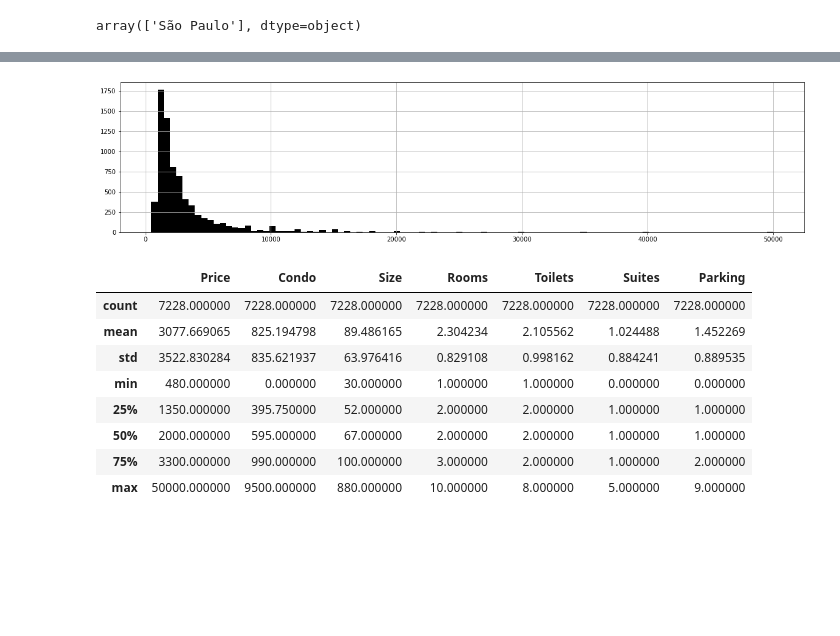
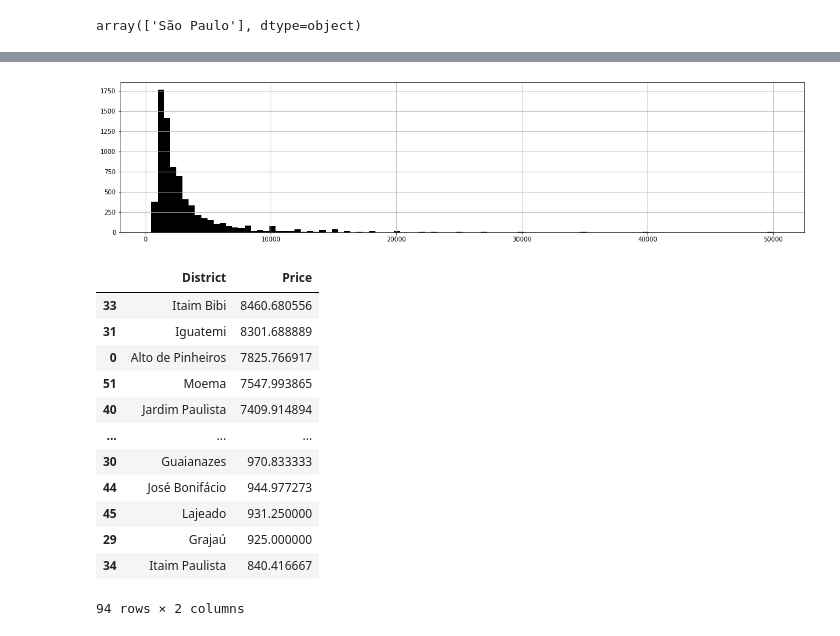
Before and after one commit to insper-classroom/22-1a-cd-p2-projeto2_isa_pivo_pcolpas, a Jupyter notebook: P2/01.filtrar dados.ipynb, the cells around one changed output, grey strips where cells are left out. Cells and saved outputs as stored; diff of their text form; code cells hidden in the pictures; blank space fills up the shorter version.

```diff
--- a/P2/01.filtrar dados.ipynb
+++ b/P2/01.filtrar dados.ipynb
@@ -104,7 +128,5 @@ sale: 47.01 %
 # %%
-df0[['District','City']] = df0['District'].str.split('/', expand = True)
-display(df0.City.unique())
-
-# confirmamos que todos os dados são da cidade de São Paulo
+df[['District','City']] = df['District'].str.split('/', expand = True)
+display(df.City.unique())
 # %% [output]
 array(['São Paulo'], dtype=object)
@@ -156,16 +177,23 @@ f = plt.figure(figsize=(20, 4.5))
 plt.hist(df.Price, bins=100, color='k', linewidth=0.0, edgecolor='white')
 plt.grid()
 plt.show()
-
-display(df.describe())
 # %% [output]
 [figure]
-|  | Price | Condo | Size | Rooms | Toilets | Suites | Parking |
-| count | 7228.000000 | 7228.000000 | 7228.000000 | 7228.000000 | 7228.000000 | 7228.000000 | 7228.000000 |
-| mean | 3077.669065 | 825.194798 | 89.486165 | 2.304234 | 2.105562 | 1.024488 | 1.452269 |
-| std | 3522.830284 | 835.621937 | 63.976416 | 0.829108 | 0.998162 | 0.884241 | 0.889535 |
-| min | 480.000000 | 0.000000 | 30.000000 | 1.000000 | 1.000000 | 0.000000 | 0.000000 |
-| 25% | 1350.000000 | 395.750000 | 52.000000 | 2.000000 | 2.000000 | 1.000000 | 1.000000 |
-| 50% | 2000.000000 | 595.000000 | 67.000000 | 2.000000 | 2.000000 | 1.000000 | 1.000000 |
-| 75% | 3300.000000 | 990.000000 | 100.000000 | 3.000000 | 2.000000 | 1.000000 | 2.000000 |
-| max | 50000.000000 | 9500.000000 | 880.000000 | 10.000000 | 8.000000 | 5.000000 | 9.000000 |
+# %%
+grouped = df.groupby('District')['Price'].mean().reset_index()
+grouped = grouped.sort_values(by = 'Price',ascending = False)
+display(grouped)
+# %% [output]
+|  | District | Price |
+| 33 | Itaim Bibi | 8460.680556 |
+| 31 | Iguatemi | 8301.688889 |
+| 0 | Alto de Pinheiros | 7825.766917 |
+| 51 | Moema | 7547.993865 |
+| 40 | Jardim Paulista | 7409.914894 |
+| ... | ... | ... |
+| 30 | Guaianazes | 970.833333 |
+| 44 | José Bonifácio | 944.977273 |
+| 45 | Lajeado | 931.250000 |
+| 29 | Grajaú | 925.000000 |
+| 34 | Itaim Paulista | 840.416667 |
+94 rows × 2 columns
```
Also changed, not shown: parts of 32 cells of this notebook.
